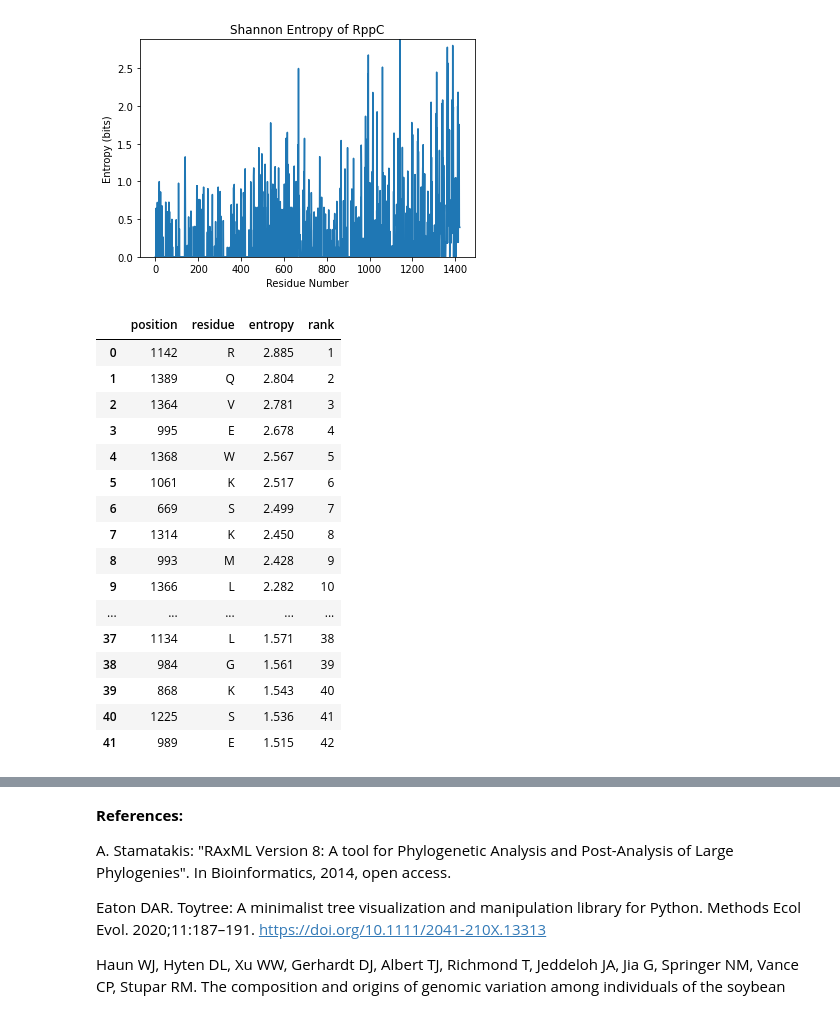
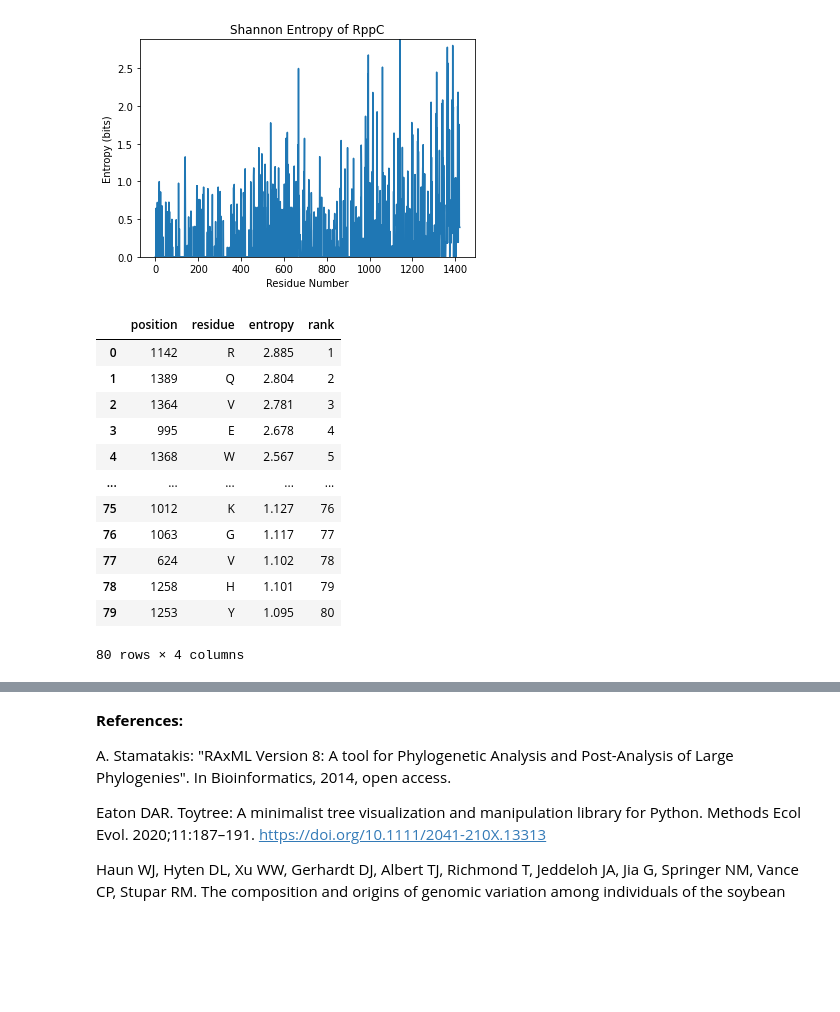
Before and after one commit to daniilprigozhin/NLRCladeFinder, a Jupyter notebook: NLR_CladeFinder.ipynb, the cells around one changed output, grey strips where cells are left out. Saved outputs shown, nothing was run; the diff lists cells and outputs as text; code cells hidden in the pictures; blank space fills up the shorter version.

```diff
--- a/NLR_CladeFinder.ipynb
+++ b/NLR_CladeFinder.ipynb
@@ -251,36 +256,32 @@ residue_entropies.to_csv('residue_entropies.txt', index=None, sep='\t')
 # %%
 #@title Enter the Lower Bound for Entropy Values of Interest (suggested 0.8-1.8)
 #@markdown Feel free to run this multiple times with different entropy_lb values.
 
-entropy_lb = 1.5 #@param {type:"number"}
+entropy_lb = 0.8 #@param {type:"number"}
 
 
 # bins = np.arange(-0.25,0.25 + round(max(unfiltered_entropies) * 2) / 2,0.25)
 #residue_entropies["binned"] = pd.cut(residue_entropies["entropies"], bins)
 sorted_filtered_re = residue_entropies[residue_entropies["entropy"] >= entropy_lb].sort_values("entropy", ascending = False).reset_index(drop = True)
 sorted_filtered_re["rank"] = sorted_filtered_re.index + 1
 
 sorted_fre_name = 'filtered_residues/filtered_residue_entropies_' + str(entropy_lb) + '.txt'
 sorted_filtered_re.to_csv(sorted_fre_name, index=None, sep='\t')
 sorted_filtered_re.head(80)
 # %% [output]
 |  | position | residue | entropy | rank |
 | 0 | 1142 | R | 2.885 | 1 |
 | 1 | 1389 | Q | 2.804 | 2 |
 | 2 | 1364 | V | 2.781 | 3 |
 | 3 | 995 | E | 2.678 | 4 |
 | 4 | 1368 | W | 2.567 | 5 |
-| 5 | 1061 | K | 2.517 | 6 |
-| 6 | 669 | S | 2.499 | 7 |
-| 7 | 1314 | K | 2.450 | 8 |
-| 8 | 993 | M | 2.428 | 9 |
-| 9 | 1366 | L | 2.282 | 10 |
 | ... | ... | ... | ... | ... |
-| 37 | 1134 | L | 1.571 | 38 |
-| 38 | 984 | G | 1.561 | 39 |
-| 39 | 868 | K | 1.543 | 40 |
-| 40 | 1225 | S | 1.536 | 41 |
-| 41 | 989 | E | 1.515 | 42 |
+| 75 | 1012 | K | 1.127 | 76 |
+| 76 | 1063 | G | 1.117 | 77 |
+| 77 | 624 | V | 1.102 | 78 |
+| 78 | 1258 | H | 1.101 | 79 |
+| 79 | 1253 | Y | 1.095 | 80 |
+80 rows × 4 columns
 # %%
 #@title Download Results
 #@markdown Our assembled zip file contains the tree created in Newick format and an updated aligned fasta format of your sequence against all other proteins in your species. \
```
Also changed, not shown: parts of 4 cells of this notebook.
